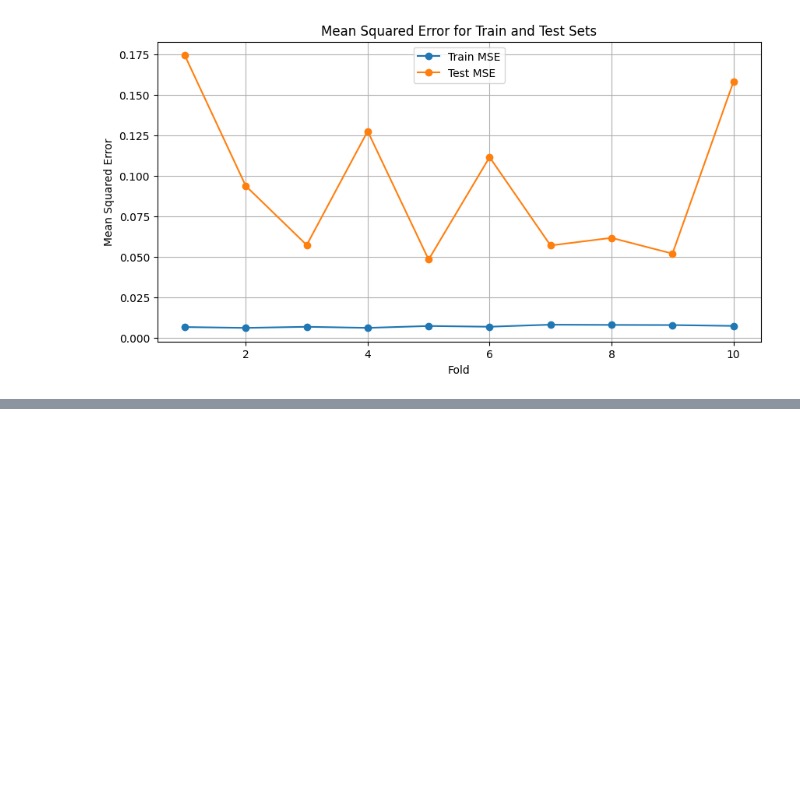
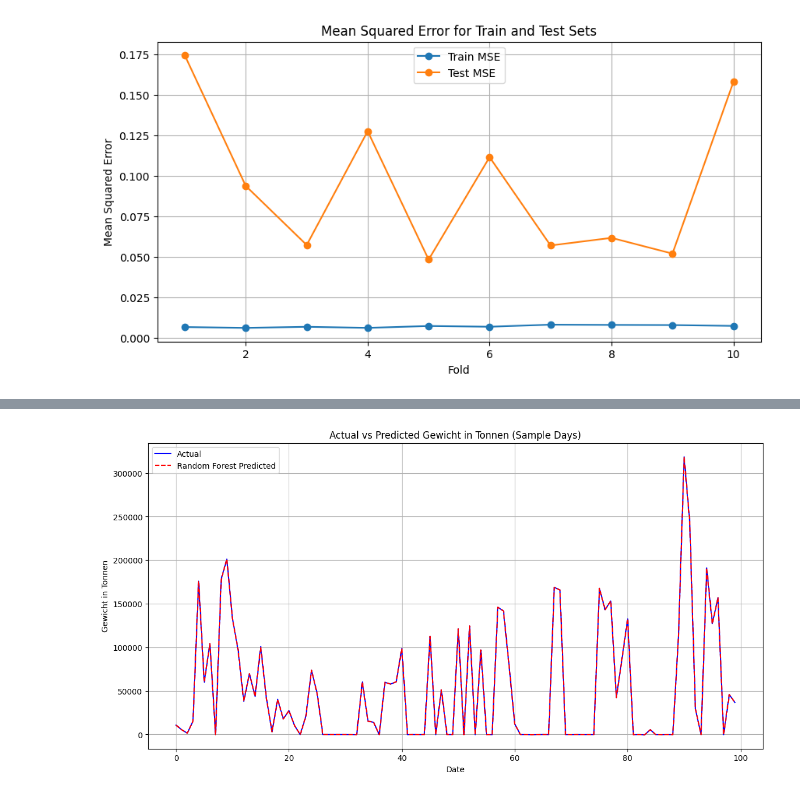
Before and after one commit to GregoryRickenmann/DSF-Project, a Jupyter notebook: random_forest.ipynb, the cells around one changed output, grey strips where cells are left out. Cells and saved outputs as stored; diff of their text form; code cells hidden in the pictures; blank space fills up the shorter version.

```diff
--- a/random_forest.ipynb
+++ b/random_forest.ipynb
@@ -384,0 +486,7 @@ plt.show()
+# %%
+# Create a comparison dataframe
+comparison_df = pd.DataFrame({
+    'Actual': pt.inverse_transform(np.array(y_test).reshape(-1, 1)).flatten(),
+    'Predicted': pt.inverse_transform(np.array(y_test).reshape(-1, 1)).flatten()
+})
+comparison_df.head()
@@ -384,0 +500,22 @@ plt.show()
+# %%
+
+# Select a subset of the data for illustration
+subset_comparison_df = comparison_df.head(100)
+
+# Plotting the actual vs predicted "Gewicht in Tonnen" for the selected days
+plt.figure(figsize=(14, 7))
+
+# Plotting actual values
+plt.plot(subset_comparison_df.index, subset_comparison_df['Actual'], label='Actual', color='blue')
+
+# Plotting predicted values
+plt.plot(subset_comparison_df.index, subset_comparison_df['Predicted'], label='Random Forest Predicted', color='red', linestyle='--')
+
+plt.xlabel('Date')
+plt.ylabel('Gewicht in Tonnen')
+plt.title('Actual vs Predicted Gewicht in Tonnen (Sample Days)')
+plt.legend()
+plt.grid(True)
+plt.show()
+# %% [output]
+[figure, added]
```
Also changed, not shown: parts of 7 cells of this notebook, 11 other files.
